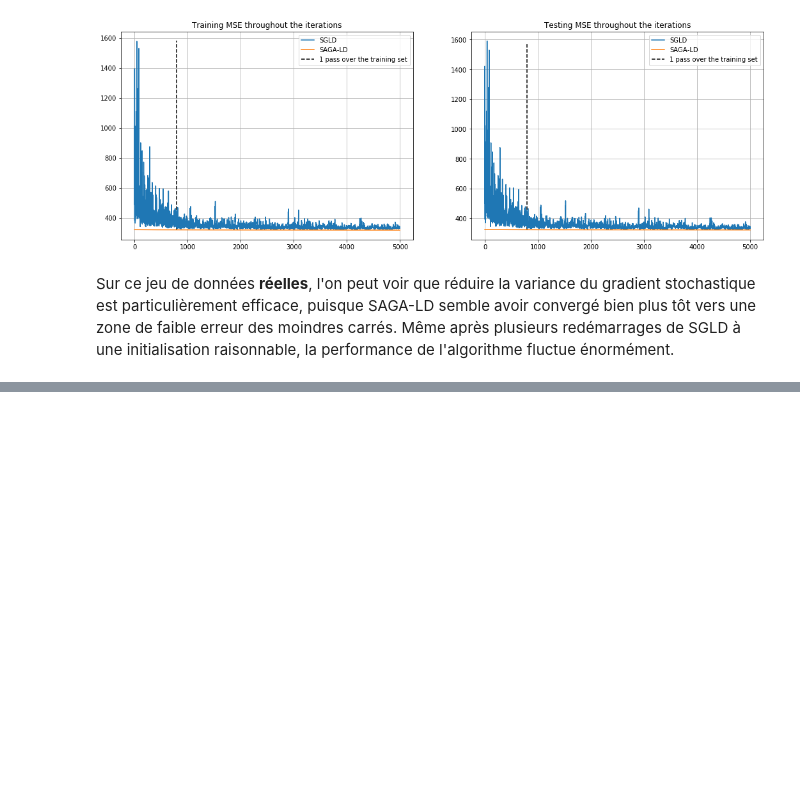
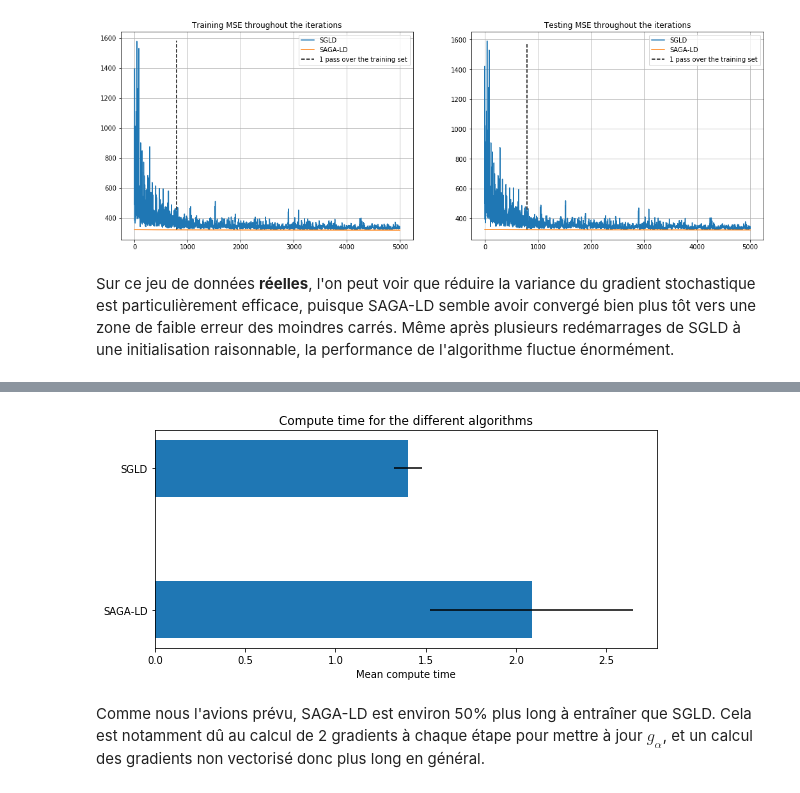
Before and after one commit to LouisBouvier/BML_Stochastic_Langevin_Dynamics, a Jupyter notebook: bayesian_linreg.ipynb, the cells around one changed output, grey strips where cells are left out. Drawn from its saved outputs; the diff is of its cells as text; code cells hidden in the pictures; blank space fills up the shorter version.

Commit message:
added computation time for linreg

```diff
--- a/bayesian_linreg.ipynb
+++ b/bayesian_linreg.ipynb
@@ -585,7 +590,7 @@ def gradient_loglik_with_alphas(alphas, batch_X, batch_y, n_samples, sigma2=1):
     return batch_grad
 
 
-def SAGA_LD_linreg(X, y, n_iter, a, b, gamma, beta_0, batch_size, sigma2=1, bool_trackW=False, bool_trackL=False, bool_trackA=False):
+def SAGA_LD_linreg(X, y, n_iter, a, b, gamma, beta_0, batch_size, sigma2=1, bool_trackW=False, bool_trackL=False, bool_trackA=False, verbose=True):
     """
     SAGA_LD for Bayesian Linear Regression with Laplace Prior.
     Arguments:
@@ -601,6 +606,7 @@ def SAGA_LD_linreg(X, y, n_iter, a, b, gamma, beta_0, batch_size, sigma2=1, bool
       bool_trackL: boolean, if True compute and return the log-posterior at each step (costly: require a pass over the whole training set)
       bool_weights: boolean, if True return the weights at each iteration to compute posterior expectation (as proposed in the article)
       bool_trackA: boolean, if True compute and return the alpha to evaluate begining of the sampling phase (see article for expression)
+      verbose: boolean, if True print info about the run. If false, just return the time taken to compute
     Return:
       tackL: np.array, log-posterior evaluate at each step
       betas: np.array, paremeters at each step
@@ -625,7 +631,8 @@ def SAGA_LD_linreg(X, y, n_iter, a, b, gamma, beta_0, batch_size, sigma2=1, bool
     if bool_trackA:
         trackA = np.zeros(n_iter)
 
-    for ii in tqdm(range(n_iter)):
+    iterator = tqdm(range(n_iter)) if verbose else range(n_iter)
+    for ii in iterator:
 
         # select a batch of size batch_size
         idxs = np.random.choice(N, size=batch_size)
@@ -676,7 +683,10 @@ def SAGA_LD_linreg(X, y, n_iter, a, b, gamma, beta_0, batch_size, sigma2=1, bool
 
     end = time.time()
     time.sleep(.1)
-    print(f"Done in {round(end-start, 2)} s.")
+    if verbose:
+        print(f"Done in {round(end-start, 2)} s.")
+    else:
+        return end-start
 
     if bool_trackA & bool_trackW & bool_trackL:
         return betas,trackA, trackW, trackL
@@ -1008,0 +1023,38 @@ Sur ce jeu de données **réelles**, l'on peut voir que réduire la variance du
+# %%
+a = .005
+b = 50
+gamma = .7
+batch_size = 5
+beta_0 = np.zeros(phi_X.shape[1])
+n_iter = 5000
+
+n_simul = 10
+sgld_times = np.zeros(n_simul)
+saga_times = np.zeros(n_simul)
+
+for i in range(n_simul):
+    compute_time = SGLD_linreg(phi_X, y, n_iter, a, b, gamma, beta_0, batch_size, bool_trackL=True, bool_trackA=True, bool_trackW=True, verbose=False)
+    sgld_times[i] = compute_time
+
+for i in range(n_simul):
+    compute_time = SAGA_LD_linreg(phi_X, y, n_iter, a, b, gamma, beta_0, batch_size, bool_trackL=True, bool_trackA=True, bool_trackW=True, verbose=False)
+    saga_times[i] = compute_time
+# %%
+y_pos = range(2)
+mean_times = (sgld_times.mean(), saga_times.mean())
+std_times = (sgld_times.std(), saga_times.std())
+
+fig, ax = plt.subplots(figsize=(9, 4))
+
+ax.barh(y_pos, mean_times, height=.4, xerr=std_times, align='center')
+ax.set_yticks(y_pos)
+ax.set_yticklabels(("SGLD", "SAGA-LD"))
+ax.invert_yaxis()  # labels read top-to-bottom
+ax.set_xlabel('Mean compute time')
+ax.set_title('Compute time for the different algorithms')
+
+plt.show()
+# %% [output]
+[figure, added]
+# %% [markdown]
+Comme nous l'avions prévu, SAGA-LD est environ 50% plus long à entraîner que SGLD. Cela est notamment dû au calcul de 2 gradients à chaque étape pour mettre à jour $g_\alpha$, et un calcul des gradients non vectorisé donc plus long en général.
```
Also changed, not shown: parts of 3 cells of this notebook.
